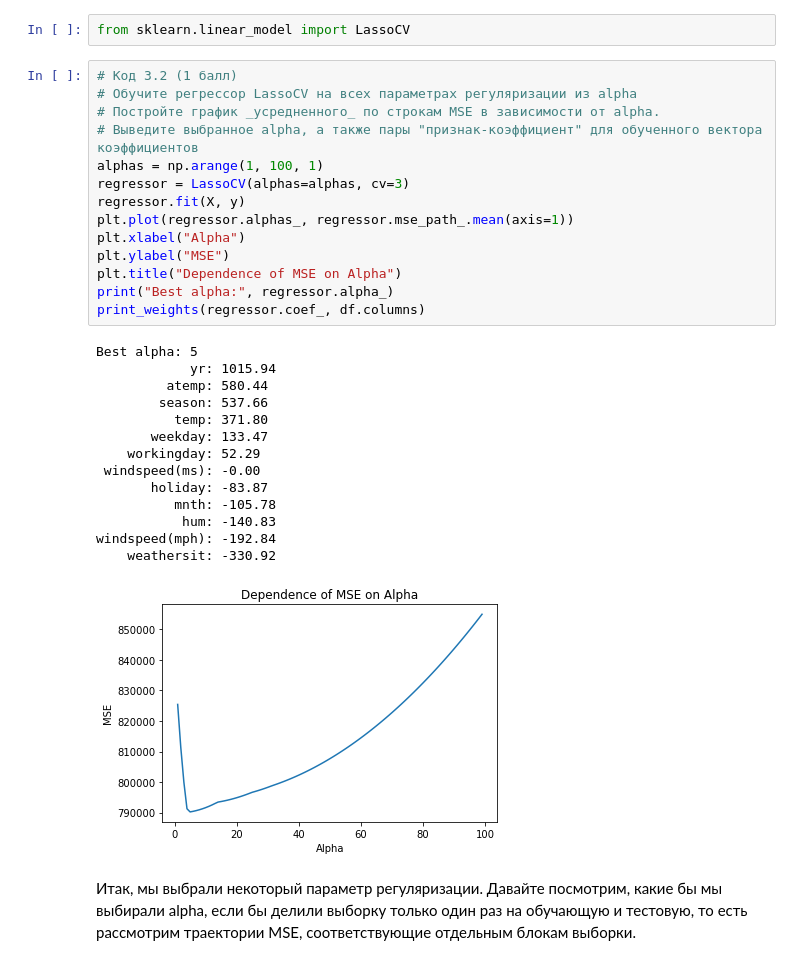
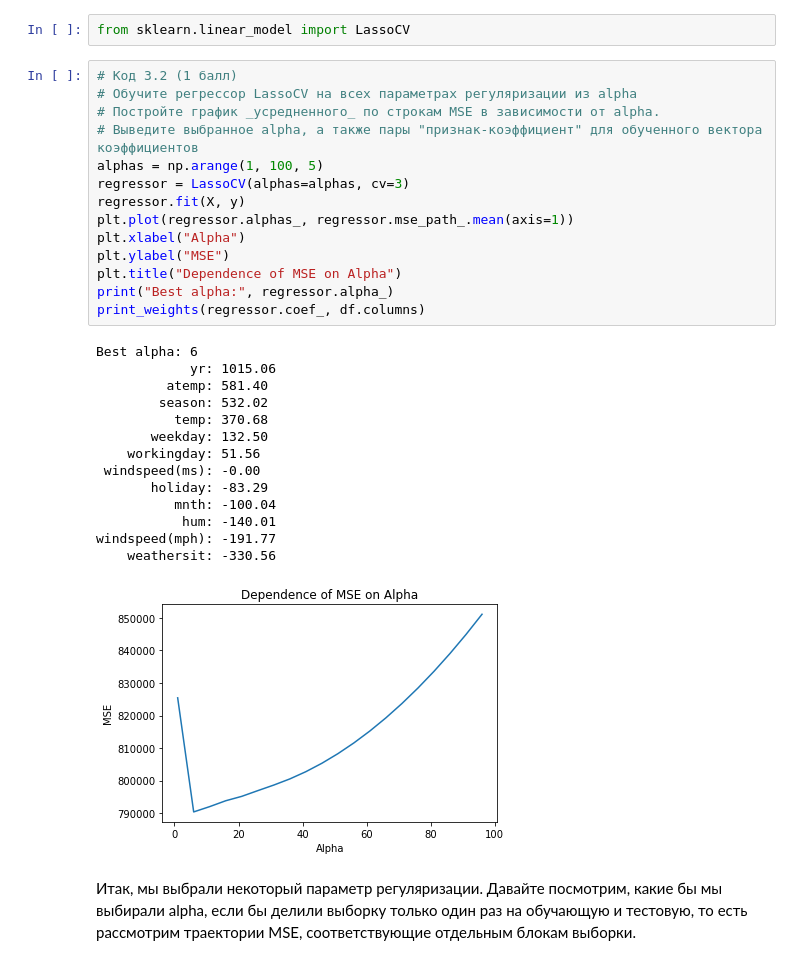
Before and after one commit to fediq/coursera-mipt-ml, a Jupyter notebook: Part2_MachineLearning/Task_03_Overfitting.ipynb, the cells around one changed output. Cells and saved outputs as stored; diff of their text form.

```diff
--- a/Part2_MachineLearning/Task_03_Overfitting.ipynb
+++ b/Part2_MachineLearning/Task_03_Overfitting.ipynb
@@ -297,32 +297,32 @@ from sklearn.linear_model import LassoCV
 # %%
 # Код 3.2 (1 балл)
 # Обучите регрессор LassoCV на всех параметрах регуляризации из alpha
 # Постройте график _усредненного_ по строкам MSE в зависимости от alpha.
 # Выведите выбранное alpha, а также пары "признак-коэффициент" для обученного вектора коэффициентов
-alphas = np.arange(1, 100, 1)
+alphas = np.arange(1, 100, 5)
 regressor = LassoCV(alphas=alphas, cv=3)
 regressor.fit(X, y)
 plt.plot(regressor.alphas_, regressor.mse_path_.mean(axis=1))
 plt.xlabel("Alpha")
 plt.ylabel("MSE")
 plt.title("Dependence of MSE on Alpha")
 print("Best alpha:", regressor.alpha_)
 print_weights(regressor.coef_, df.columns)
 # %% [output]
-Best alpha: 5
-            yr: 1015.94
-         atemp: 580.44
-        season: 537.66
-          temp: 371.80
-       weekday: 133.47
-    workingday: 52.29
+Best alpha: 6
+            yr: 1015.06
+         atemp: 581.40
+        season: 532.02
+          temp: 370.68
+       weekday: 132.50
+    workingday: 51.56
  windspeed(ms): -0.00
-       holiday: -83.87
-          mnth: -105.78
-           hum: -140.83
-windspeed(mph): -192.84
-    weathersit: -330.92
+       holiday: -83.29
+          mnth: -100.04
+           hum: -140.01
+windspeed(mph): -191.77
+    weathersit: -330.56
-[figure, old version]
+[figure, new version]
 # %% [markdown]
 Итак, мы выбрали некоторый параметр регуляризации. Давайте посмотрим, какие бы мы выбирали alpha, если бы делили выборку только один раз на обучающую и тестовую, то есть рассмотрим траектории MSE, соответствующие отдельным блокам выборки.
 # %%
```
Also changed, not shown: parts of 2 cells of this notebook.
